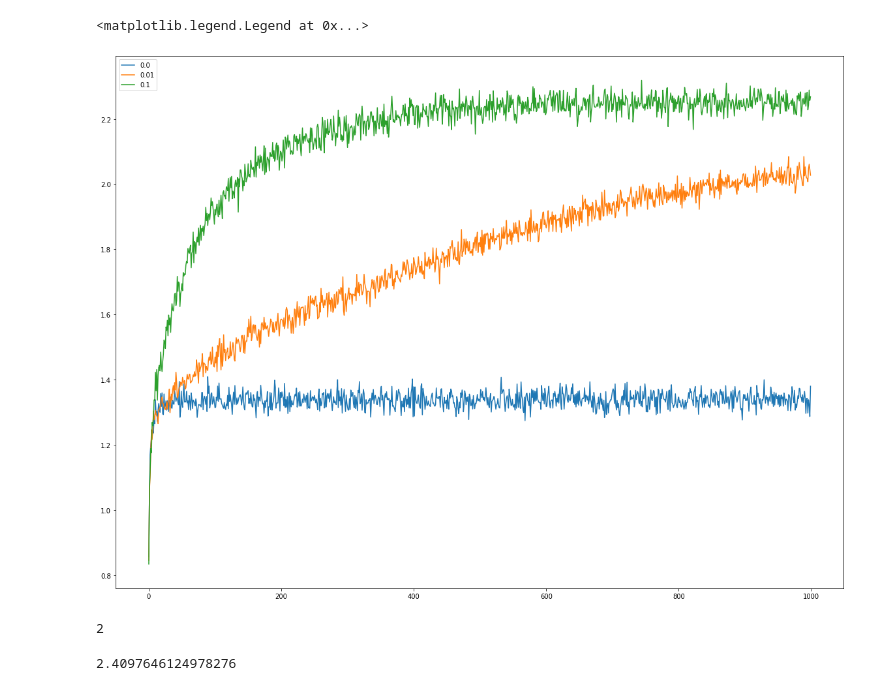
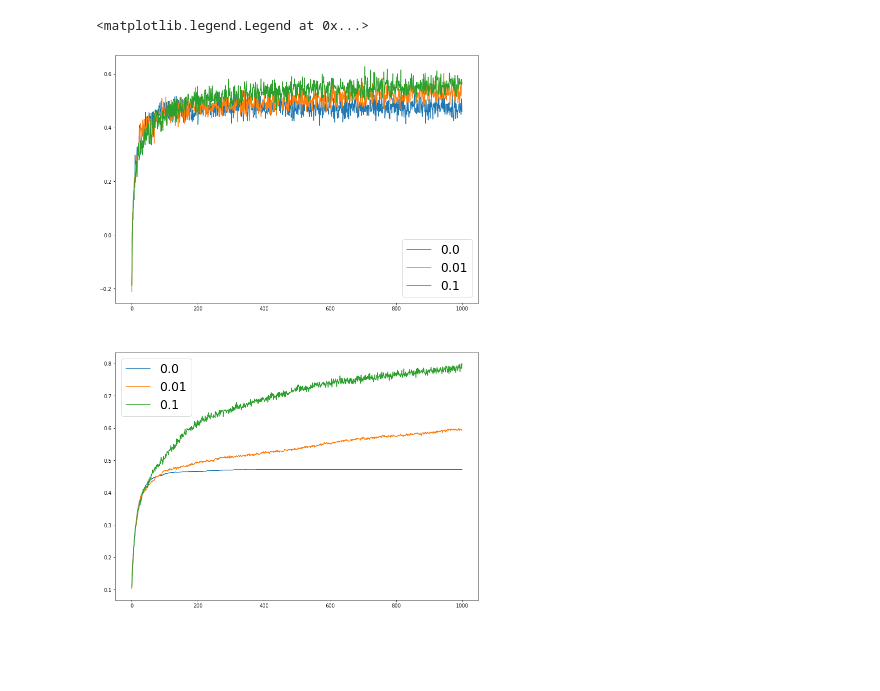
Before and after one commit to peterhbromley/alberta_rl_course, a Jupyter notebook: notebooks/bandits.ipynb, the cells around one changed output. Drawn from its saved outputs; the diff is of its cells as text; code cells hidden in the pictures; blank space fills up the shorter version.

```diff
--- a/notebooks/bandits.ipynb
+++ b/notebooks/bandits.ipynb
@@ -125,36 +152,25 @@ class Engine:
 # %%
 K = 10
 ITERS = 1000
 RUNS = 2000
 
 bandit = KArmedBandit(K)
 
 epsilons = [0.0, 0.01, 0.1]
 
-plt.figure(figsize=(20, 15))
+fig, ax = plt.subplots(2, 1, figsize=(13, 20))
 for eps in epsilons:
-    reward_tracker = np.zeros((RUNS, ITERS))
+    q_values = np.zeros(K)
+    strategy = EpsilonGreedyStrategy(K, q_values, eps)
+    engine = Engine(bandit, strategy)
 
-    for run in range(RUNS):
-        q_values = np.zeros(K)
-        strategy = EpsilonGreedyStrategy(K, q_values, eps)
+    data = engine.run_episodes(RUNS, ITERS)
 
-        engine = Engine(bandit, strategy)
+    ax[0].plot(np.arange(ITERS), data['rewards'].mean(axis=0), label=eps)
+    ax[1].plot(np.arange(ITERS), data['optimal_arms'].mean(axis=0), label=eps)
 
-        reward_hist = engine.run(ITERS)
-        reward_track[run, :] = np.array(reward_hist)
-
-    plt.plot(np.arange(ITERS), reward_track.mean(axis=0), label=eps)
-
-plt.legend()
+ax[0].legend(fontsize=24)
+ax[1].legend(fontsize=24)
 # %% [output]
 <matplotlib.legend.Legend at 0x...>
-[figure, old version]
+[figure, new version]
-# %%
-bandit.optimal_arm
-# %% [output]
-2
-# %%
-bandit.optimal_mean_value
-# %% [output]
-2.4097646124978276
```
Also changed, not shown: parts of 1 cell of this notebook.
